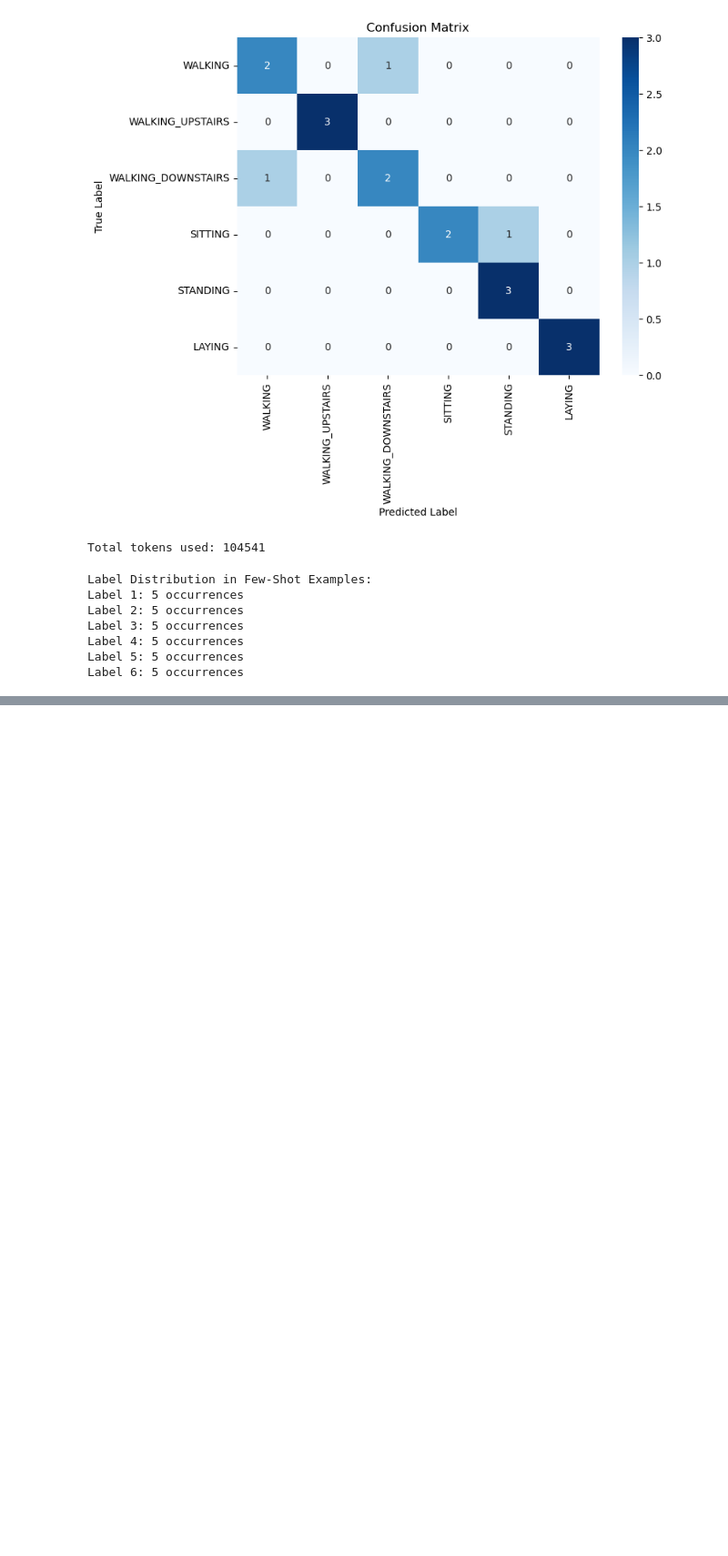
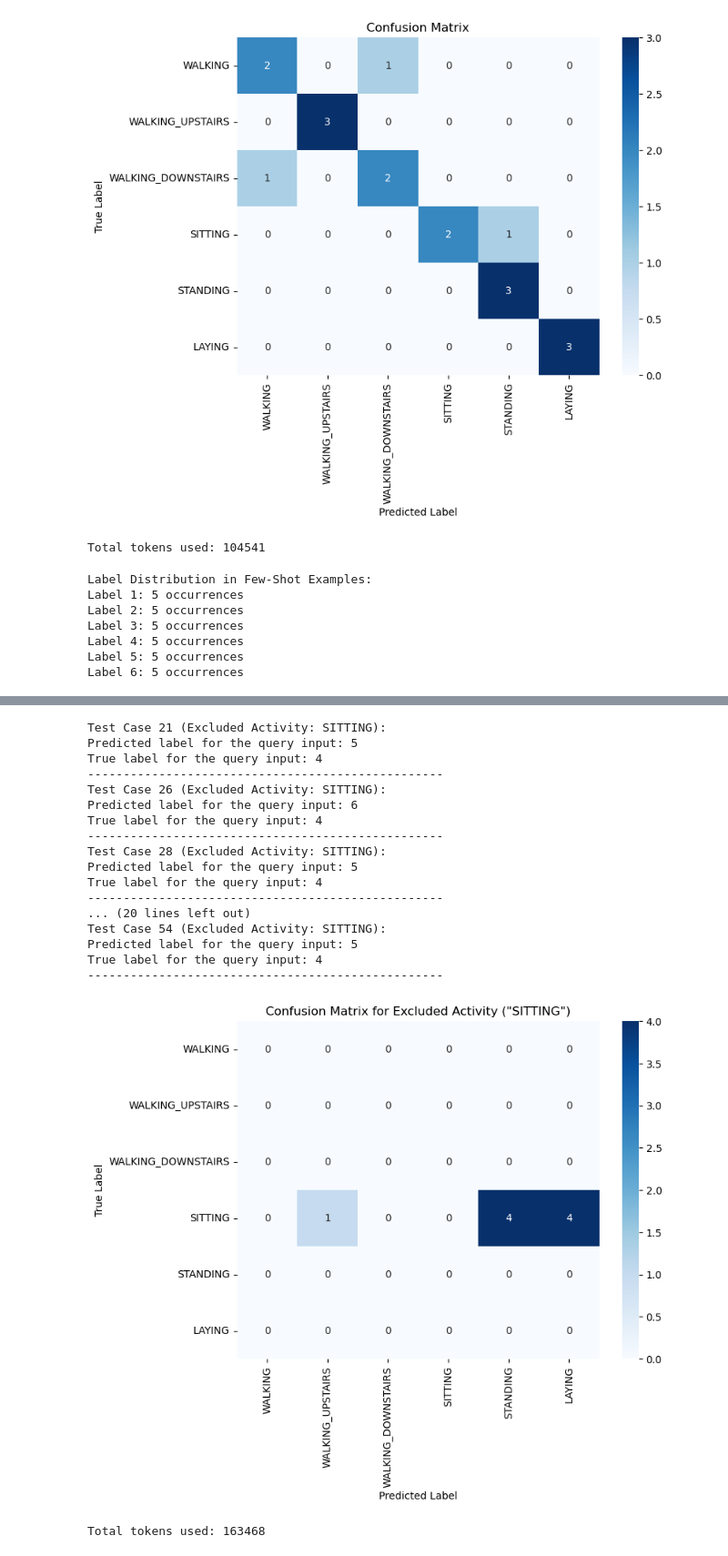
Before and after one commit to ShardulJunagade/ES-335-Assignment-1-2024-Fall, a Jupyter notebook: Task3/LLM.ipynb, the cells around one changed output, grey strips where cells are left out. Shown: that part at 91% size. Saved outputs shown, nothing was run; the diff lists cells and outputs as text; code cells hidden in the pictures; blank space fills up the shorter version.

```diff
--- a/Task3/LLM.ipynb
+++ b/Task3/LLM.ipynb
@@ -495,0 +642,74 @@ Label 6: 5 occurrences
+# %%
+# Exclude "SITTING" (label 4) from the few-shot examples
+excluded_label = 4
+few_shot_examples = [
+    {"input": X_train_pca_20[i].tolist(), "label": y_train[i]}
+    for i in few_shot_indices if y_train[i] != excluded_label
+]
+
+# Step 3: Select test samples specifically from the excluded activity
+selected_indices = []
+samples_per_activity = 10  # Number of test samples from the excluded activity
+
+for i, label in enumerate(y_test):
+    if label == excluded_label and len(selected_indices) < samples_per_activity:
+        selected_indices.append(i)
+
+# Store predictions and true labels
+predictions = []
+true_labels = []
+
+# Step 4: Test the excluded activity cases
+for idx in selected_indices:
+    query_input = X_test_pca_20[idx].tolist()
+    true_label = y_test[idx]
+    prompt = create_few_shot_prompt(few_shot_examples, query_input)
+
+    # Step 5: Make the API call using ChatGroq
+    answer = make_api_call(prompt)
+
+    # Store predictions and true labels
+    predicted_label = int(answer.content.strip())
+
+    predictions.append(predicted_label)
+    true_labels.append(true_label)
+
+    # Print the predicted and true labels
+    print(f"Test Case {idx + 1} (Excluded Activity: {activity_labels[true_label]}):")
+    print(f"Predicted label for the query input: {predicted_label}")
+    print(f"True label for the query input: {true_label}")
+    print("-" * 50)
+
+# Calculate confusion matrix and accuracy for the excluded activity
+conf_matrix = confusion_matrix(true_labels, predictions, labels=[1, 2, 3, 4, 5, 6])
+
+# Plot confusion matrix
+plt.figure(figsize=(8, 6))
+sns.heatmap(conf_matrix, annot=True, fmt='d', cmap='Blues', xticklabels=['WALKING', 'WALKING_UPSTAIRS', 'WALKING_DOWNSTAIRS', 'SITTING', 'STANDING', 'LAYING'], yticklabels=['WALKING', 'WALKING_UPSTAIRS', 'WALKING_DOWNSTAIRS', 'SITTING', 'STANDING', 'LAYING'])
+plt.xlabel('Predicted Label')
+plt.ylabel('True Label')
+plt.title('Confusion Matrix for Excluded Activity ("SITTING")')
+plt.show()
+
+# Print token usage
+print(f"Total tokens used: {token_count}")
+# %% [output]
+Test Case 21 (Excluded Activity: SITTING):
+Predicted label for the query input: 5
+True label for the query input: 4
+--------------------------------------------------
+Test Case 26 (Excluded Activity: SITTING):
+Predicted label for the query input: 6
+True label for the query input: 4
+--------------------------------------------------
+Test Case 28 (Excluded Activity: SITTING):
+Predicted label for the query input: 5
+True label for the query input: 4
+--------------------------------------------------
+... (20 lines left out)
+Test Case 54 (Excluded Activity: SITTING):
+Predicted label for the query input: 5
+True label for the query input: 4
+--------------------------------------------------
+[figure, added]
+Total tokens used: 163468
```
Also changed, not shown: parts of 9 cells of this notebook.
